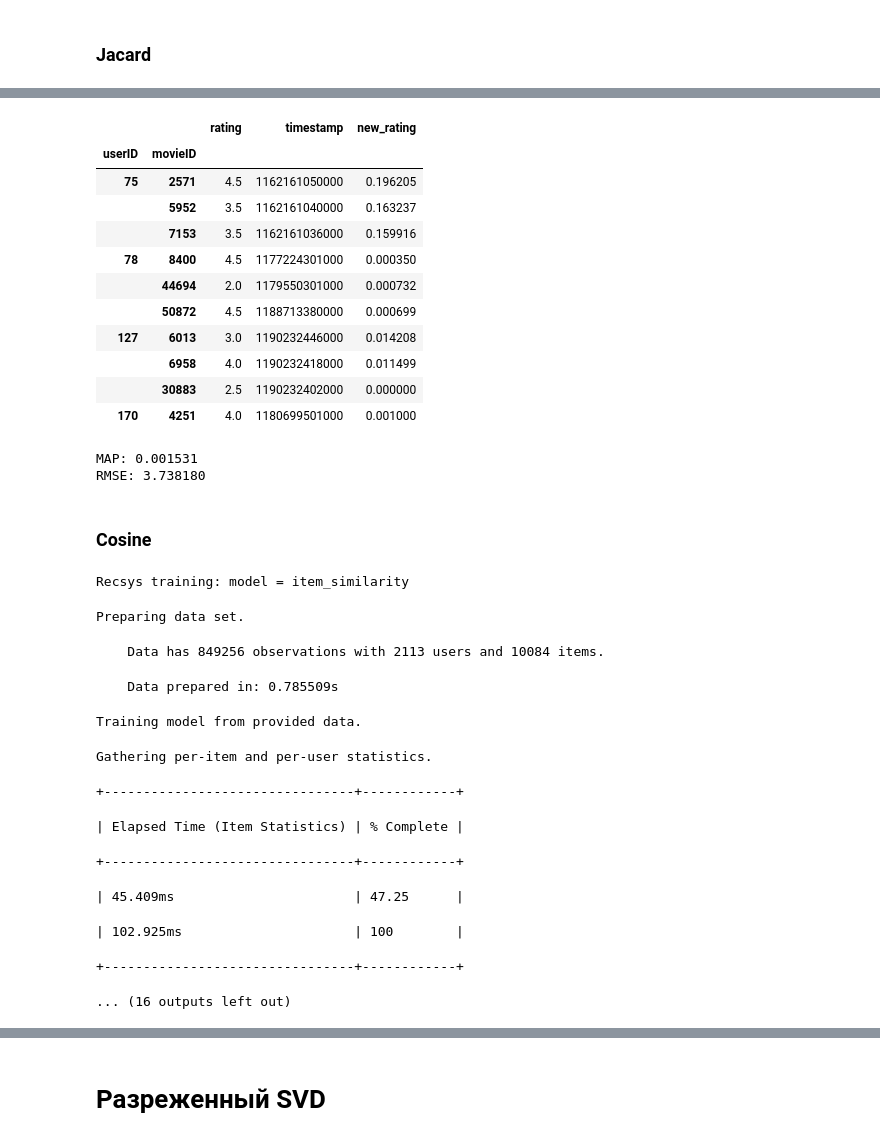
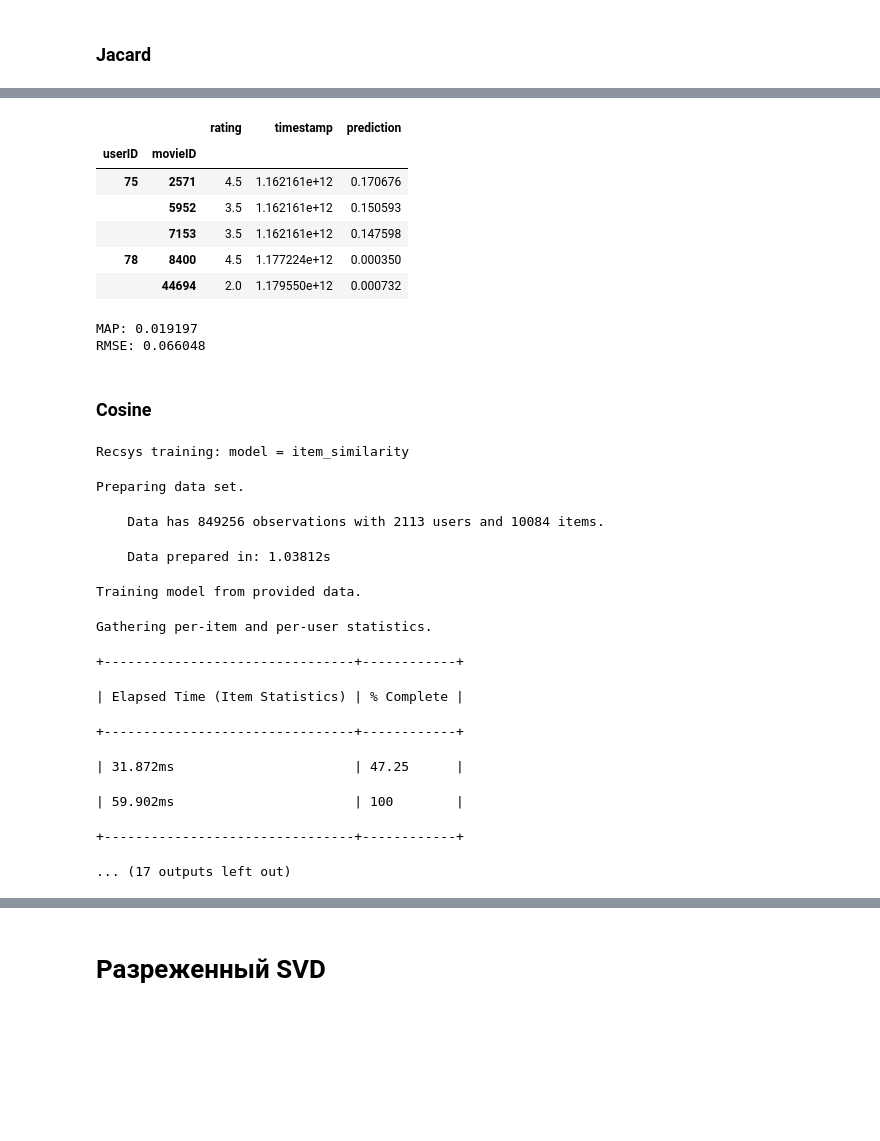
Before and after one commit to YRustt/Contests, a Jupyter notebook: Recommendation system/solution.ipynb, the cells around one changed output, grey strips where cells are left out. Saved outputs shown, nothing was run; the diff lists cells and outputs as text; code cells hidden in the pictures; blank space fills up the shorter version.

```diff
--- a/Recommendation system/solution.ipynb
+++ b/Recommendation system/solution.ipynb
@@ -203,3 +206,9 @@ unknown.to_csv('data/solution.unknown.csv')
+# %%
+train = pd.read_csv('data/solution/solution.train.csv', index_col=['userID', 'movieID'])
+test = pd.read_csv('data/solution/solution.test.csv', index_col=['userID', 'movieID'])
+unknown = pd.read_csv('data/solution/solution.unknown.csv', header=None)
+unknown.columns = ['userID', 'movieID', 'rating']
+unknown = unknown.set_index(['userID', 'movieID'])
 # %% [markdown]
 # 1. Most popular method
 # %% [markdown]
@@ -232,10 +241,10 @@ RMSE: 0.941977
 # %% [markdown]
 ### Jacard
 # %%
-model_ib_jaccard = graphlab.recommender.item_similarity_recommender.create(graphlab.SFrame(data=train[['rating']].reset_index()),
-                                                                           user_id='userID',
-                                                                           item_id='movieID',
-                                                                           target='rating',
-                                                                           similarity_type='jaccard')
+model = graphlab.recommender.item_similarity_recommender.create(graphlab.SFrame(data=train.reset_index()),
+                                                                user_id='userID',
+                                                                item_id='movieID',
+                                                                target='rating',
+                                                                similarity_type='jaccard')
 # %% [output]
 Recsys training: model = item_similarity
@@ -281,43 +263,41 @@ R_ib_jaccard.head()
-# %%
-values.head()
-# %% [output]
-|  |  | rating | timestamp | new_rating |
-| userID | movieID |  |  |  |
-| 75 | 2571 | 4.5 | 1162161050000 | 0.196205 |
-|  | 5952 | 3.5 | 1162161040000 | 0.163237 |
-|  | 7153 | 3.5 | 1162161036000 | 0.159916 |
-| 78 | 8400 | 4.5 | 1177224301000 | 0.000350 |
-|  | 44694 | 2.0 | 1179550301000 | 0.000732 |
-|  | 50872 | 4.5 | 1188713380000 | 0.000699 |
-| 127 | 6013 | 3.0 | 1190232446000 | 0.014208 |
-|  | 6958 | 4.0 | 1190232418000 | 0.011499 |
-|  | 30883 | 2.5 | 1190232402000 | 0.000000 |
-| 170 | 4251 | 4.0 | 1180699501000 | 0.001000 |
+# %%
+values = pd.concat([test, unknown])
+values['prediction'] = model.predict(graphlab.SFrame(data=values.reset_index()))
+
+values.head()
+# %% [output]
+|  |  | rating | timestamp | prediction |
+| userID | movieID |  |  |  |
+| 75 | 2571 | 4.5 | 1.162161e+12 | 0.170676 |
+|  | 5952 | 3.5 | 1.162161e+12 | 0.150593 |
+|  | 7153 | 3.5 | 1.162161e+12 | 0.147598 |
+| 78 | 8400 | 4.5 | 1.177224e+12 | 0.000350 |
+|  | 44694 | 2.0 | 1.179550e+12 | 0.000732 |
 # %%
-print('MAP: %f' % map_metric(R_ib_jaccard))
-print('RMSE: %f' % rmse_metric(R_ib_jaccard))
+print('MAP: %f' % map_metric(values))
+print('RMSE: %f' % rmse_metric(values))
 # %% [output]
-MAP: 0.001531
-RMSE: 3.738180
+MAP: 0.019197
+RMSE: 0.066048
 # %% [markdown]
 ### Cosine
 # %%
-model_ib_cosine = graphlab.recommender.item_similarity_recommender.create(graphlab.SFrame(data=train[['rating']].reset_index()),
-                                                                          user_id='userID',
-                                                                          item_id='movieID',
-                                                                          target='rating',
-                                                                          similarity_type='cosine')
+model = graphlab.recommender.item_similarity_recommender.create(graphlab.SFrame(data=train[['rating']].reset_index()),
+                                                                user_id='userID',
+                                                                item_id='movieID',
+                                                                target='rating',
+                                                                similarity_type='cosine')
 # %% [output]
 Recsys training: model = item_similarity
 Preparing data set.
     Data has 849256 observations with 2113 users and 10084 items.
-    Data prepared in: 0.785509s
+    Data prepared in: 1.03812s
 Training model from provided data.
 Gathering per-item and per-user statistics.
 +--------------------------------+------------+
 | Elapsed Time (Item Statistics) | % Complete |
 +--------------------------------+------------+
-| 45.409ms                       | 47.25      |
+| 31.872ms                       | 47.25      |
-| 102.925ms                      | 100        |
+| 59.902ms                       | 100        |
 +--------------------------------+------------+
-... (16 outputs left out)
+... (17 outputs left out)
```
Also changed, not shown: parts of 17 cells of this notebook.
